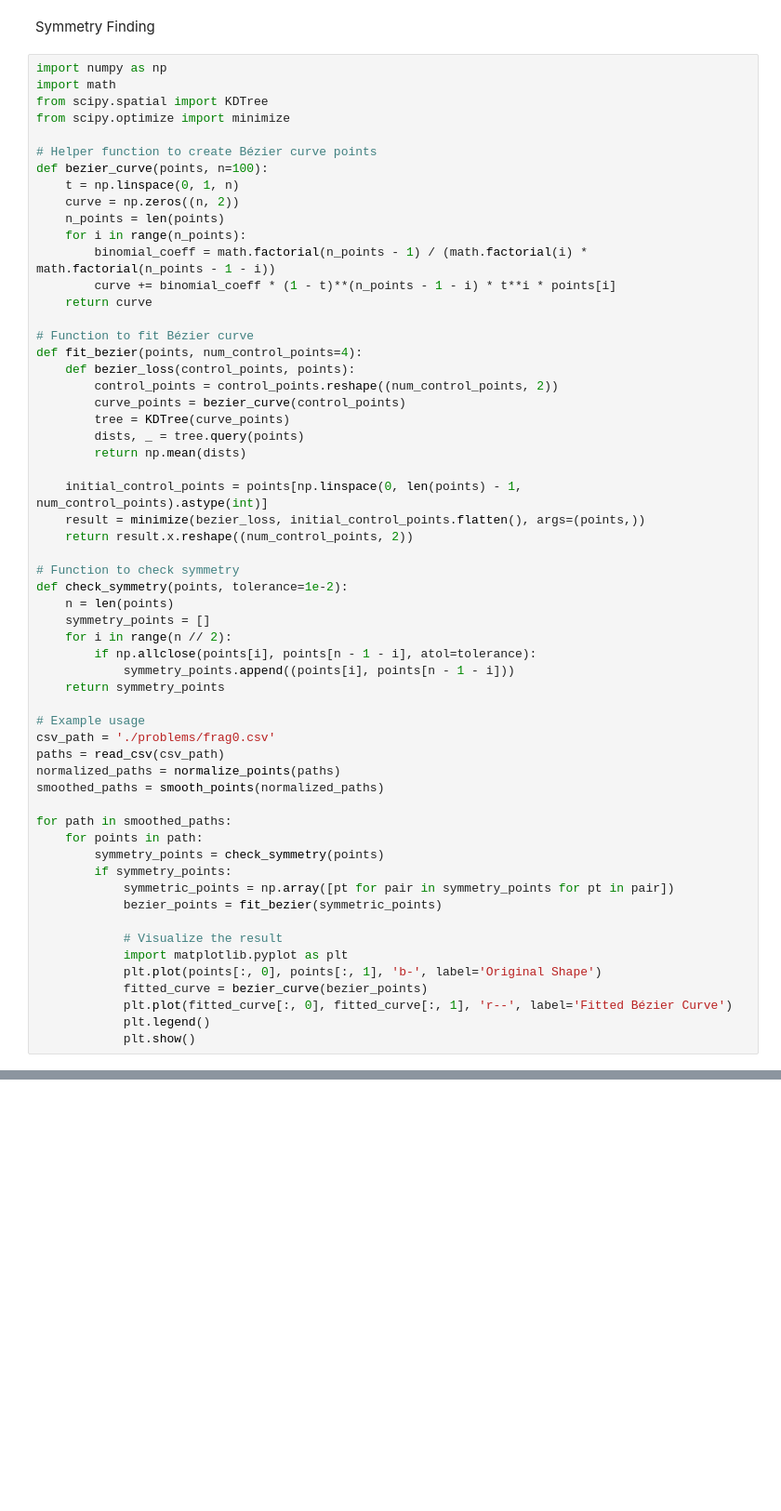
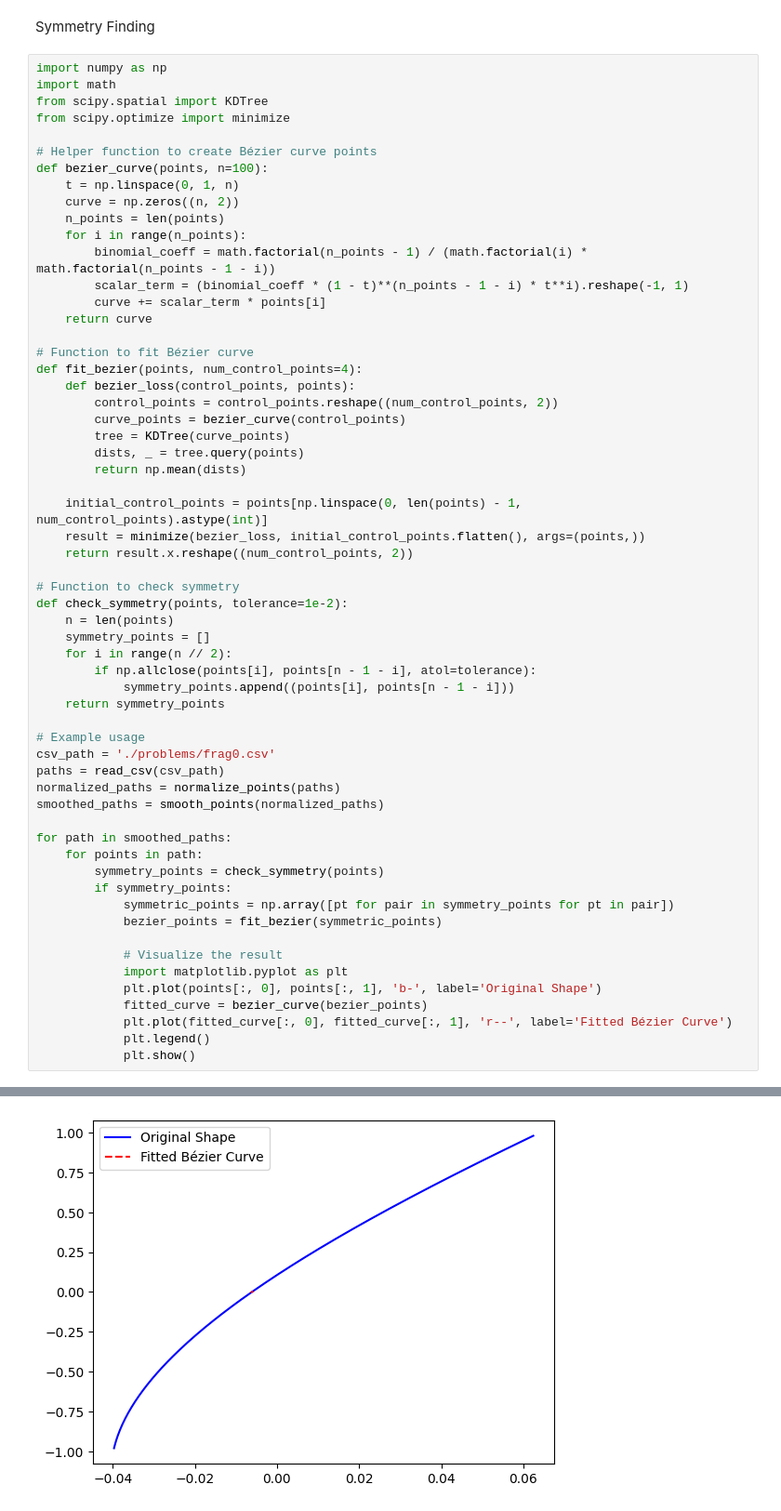
Before and after one commit to Cgarg9/adobe_hackathon, a Jupyter notebook: main.ipynb, the cells around one changed output, grey strips where cells are left out. Shown at 93% size. Cells and saved outputs as stored; diff of their text form; blank space fills up the shorter version.

```diff
--- a/main.ipynb
+++ b/main.ipynb
@@ -294,7 +294,8 @@ def bezier_curve(points, n=100):
     n_points = len(points)
     for i in range(n_points):
         binomial_coeff = math.factorial(n_points - 1) / (math.factorial(i) * math.factorial(n_points - 1 - i))
-        curve += binomial_coeff * (1 - t)**(n_points - 1 - i) * t**i * points[i]
+        scalar_term = (binomial_coeff * (1 - t)**(n_points - 1 - i) * t**i).reshape(-1, 1)
+        curve += scalar_term * points[i]
     return curve
 
 # Function to fit Bézier curve
@@ -343,0 +344 @@ ValueError: operands could not be broadcast together with shapes (100,) (2,)
+[figure, added]
```
Also changed, not shown: parts of 2 cells of this notebook.
